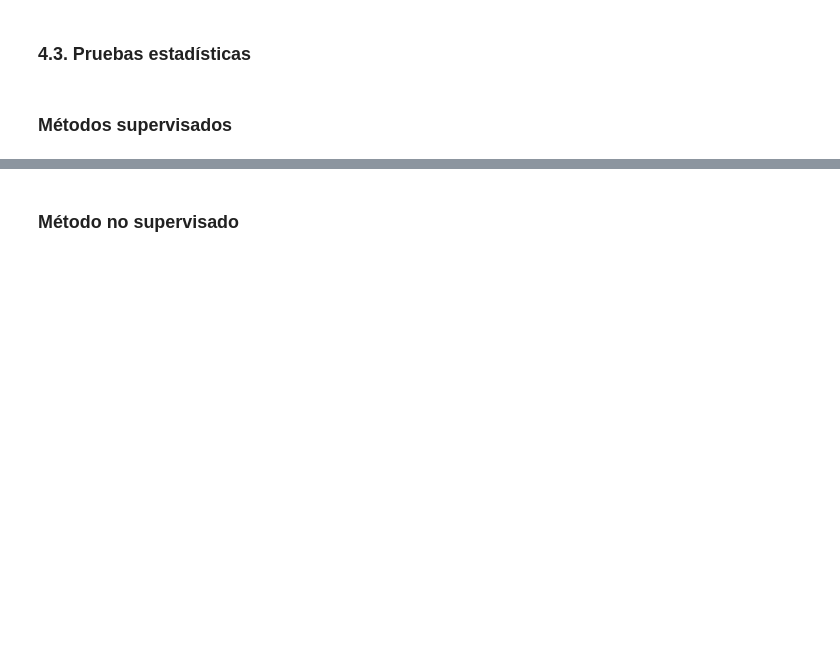
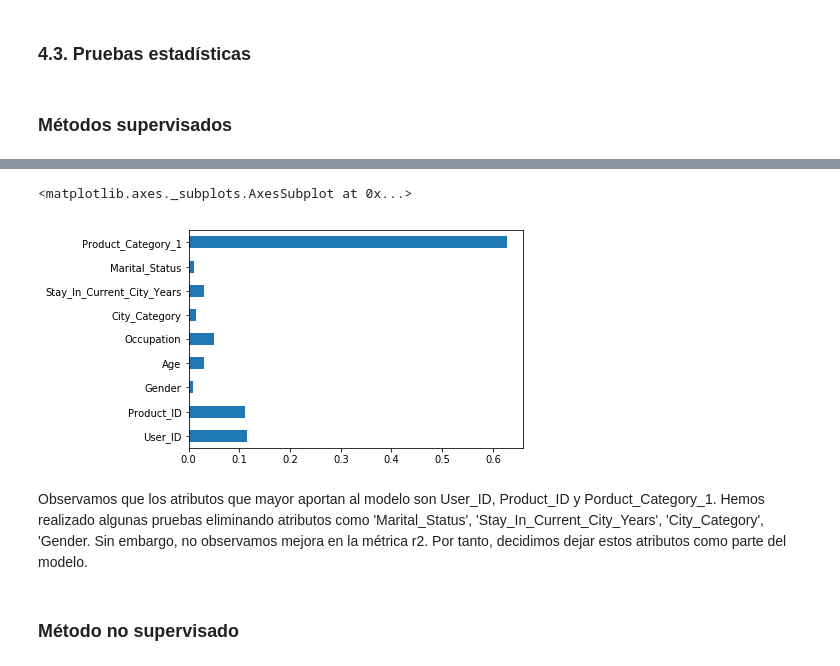
Before and after one commit to aliescont/BlackFriday, a Jupyter notebook: Black_friday_cleaning.ipynb, the cells around one changed output, grey strips where cells are left out. Drawn from its saved outputs; the diff is of its cells as text; code cells hidden in the pictures; blank space fills up the shorter version.

```diff
--- a/Black_friday_cleaning.ipynb
+++ b/Black_friday_cleaning.ipynb
@@ -491,0 +568,7 @@ metrics.accuracy_score(Y_test, y_pred)
+# %%
+#separamos las variables dependientes e independientes para aplicar regresión sobre Purchase
+#X se mantiene igual que en el modelo de clasificación de Purch_class
+y = bf_data['Purchase']
+
+#separamos los datos
+X_train, X_test, y_train, y_test = train_test_split(X, y, test_size=0.2)
@@ -492,3 +593,11 @@ metrics.accuracy_score(Y_test, y_pred)
+# %%
+reg_feat_importances = pd.Series(reg_rf.feature_importances_, index = X.columns)
+reg_feat_importances.plot(kind='barh')
+# %% [output]
+<matplotlib.axes._subplots.AxesSubplot at 0x...>
+[figure, added]
+# %% [markdown]
+Observamos que los atributos que mayor aportan al modelo son User_ID, Product_ID y Porduct_Category_1. Hemos realizado algunas pruebas eliminando atributos como 'Marital_Status', 'Stay_In_Current_City_Years', 'City_Category', 'Gender. Sin embargo, no observamos mejora en la métrica r2. Por tanto, decidimos dejar estos atributos como parte del modelo.
 # %% [markdown]
 ### Método no supervisado
 # %% [markdown]
```
Also changed, not shown: parts of 32 cells of this notebook.
